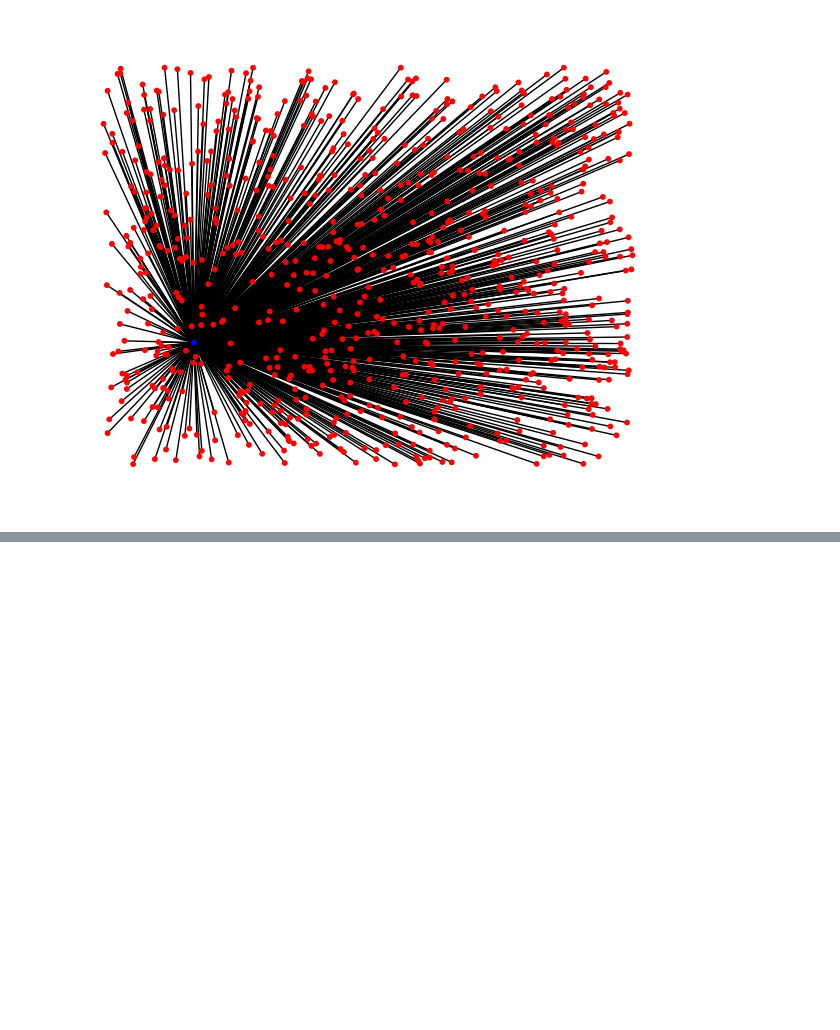
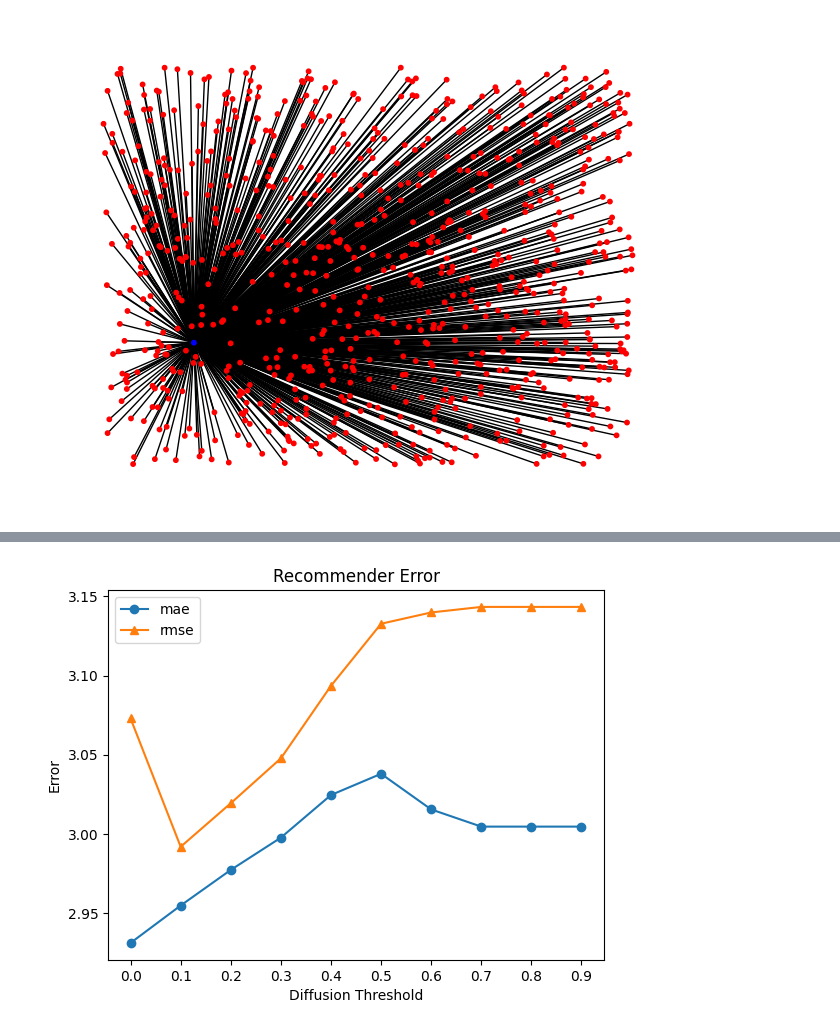
Before and after one commit to ermahechap/NS4DA_projects, a Jupyter notebook: FinalProject/Recommender.ipynb, the cells around one changed output, grey strips where cells are left out. Cells and saved outputs as stored; diff of their text form; code cells hidden in the pictures; blank space fills up the shorter version.

```diff
--- a/FinalProject/Recommender.ipynb
+++ b/FinalProject/Recommender.ipynb
@@ -609,0 +835,9 @@ AtlasView({'I-5': {'s': 3.0881902412725597}, 'I-213': {'s': 2.702032675541928},
+# %%
+# Build network using original user ids.
+new_uu_edges = []
+for i in range(len(similarities)):
+    for j in range(i+1, len(similarities)):
+        u, v = vocabulary[i], vocabulary[j]
+        new_uu_edges.append((f"U-{u}", f"U-{v}", {'s': similarities[i , j]}))
+
+S_main_e = nx.Graph(new_uu_edges)
@@ -609,0 +883,27 @@ AtlasView({'I-5': {'s': 3.0881902412725597}, 'I-213': {'s': 2.702032675541928},
+# %%
+thresholds = np.arange(0, 1, 0.1)
+diffused_items = []
+mae = []
+rmse = []
+for acceptance_threshold in thresholds:
+    print(f"Acceptance Threshold: {acceptance_threshold}")
+    predicted_edges = edge_diffusion(G_train, similarities, vocabulary, vocabulary_lookup, acceptance_threshold)
+    G_diffused = nx.Graph(predicted_edges)
+
+    diffused_df = pd.DataFrame(list(G_diffused.edges(data='s')), columns=['user', 'item', 'score'])
+    diffused_df['user'] = diffused_df['user'].apply(lambda x: int(x[2:]))
+    diffused_df['item'] = diffused_df['item'].apply(lambda x: int(x[2:]))
+    diffused_df = diffused_df.astype({'user':'int', 'item': 'int'})
+
+    join_df = pd.merge(
+        test_df,
+        diffused_df,
+        on=['user', 'item'],
+        how='outer',
+        indicator=True,
+        suffixes=['_test', '_diffused']
+    ).fillna({'score_test': 0, 'score_diffused': 0})
+
+    diffused_items.append(len(diffused_df))
+    mae.append((join_df['score_test'] -  join_df['score_diffused']).abs().sum() / len(join_df))
+    rmse.append(np.sqrt((join_df['score_test'] -  join_df['score_diffused']).pow(2).sum() / len(join_df)))
@@ -609,0 +921,11 @@ AtlasView({'I-5': {'s': 3.0881902412725597}, 'I-213': {'s': 2.702032675541928},
+# %%
+plt.plot(thresholds, mae, marker='o', label='mae')
+plt.plot(thresholds, rmse, marker='^', label='rmse')
+plt.title("Recommender Error")
+plt.xlabel("Diffusion Threshold")
+plt.ylabel("Error")
+plt.xticks(thresholds)
+plt.legend()
+plt.show()
+# %% [output]
+[figure, added]
```
Also changed, not shown: parts of 51 cells of this notebook.
